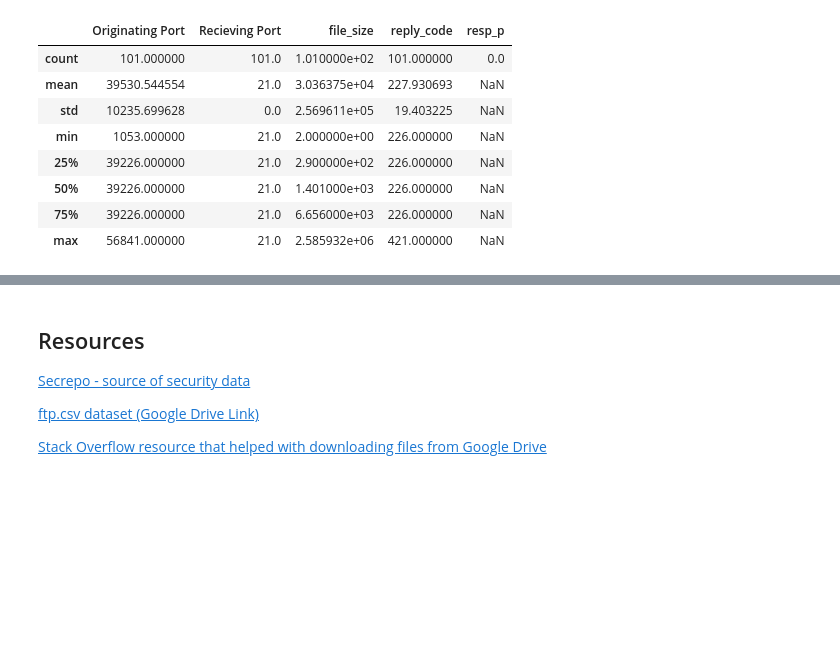
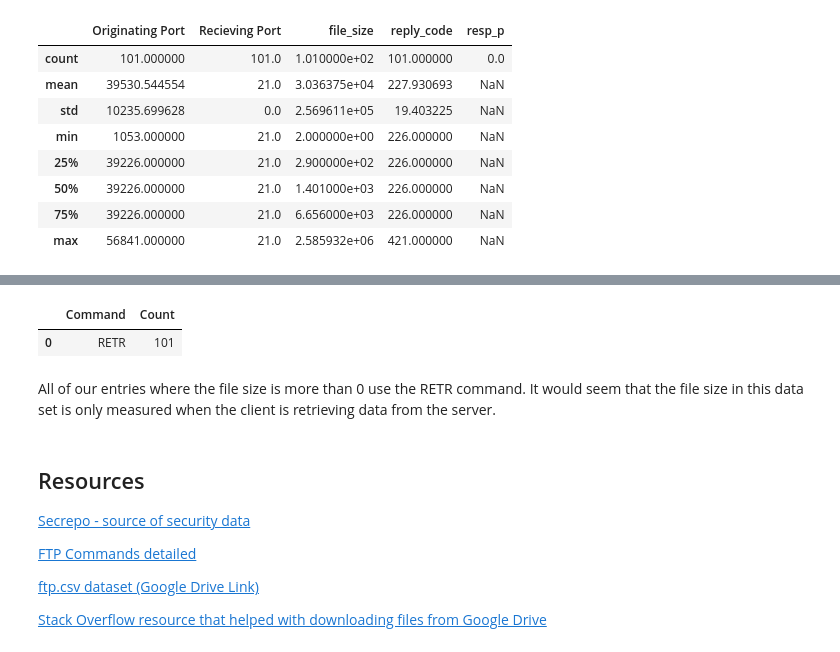
Before and after one commit to gabejg/Data-Science-Toolbox-Assessment-0, a Jupyter notebook: Gabriel Grant/PyAnalysis.ipynb, the cells around one changed output, grey strips where cells are left out. Saved outputs shown, nothing was run; the diff lists cells and outputs as text; code cells hidden in the pictures; blank space fills up the shorter version.

```diff
--- a/Gabriel Grant/PyAnalysis.ipynb
+++ b/Gabriel Grant/PyAnalysis.ipynb
@@ -213,8 +265,21 @@ print(commands)
+# %%
+commands_file = ftp_df_file.groupby('command').size().sort_values(ascending=False)
+commands_file = pd.DataFrame(commands_file)
+commands_file.reset_index(level=0, inplace=True)
+commands_file.columns = ['Command','Count']
+commands_file
+# %% [output]
+|  | Command | Count |
+| 0 | RETR | 101 |
+# %% [markdown]
+All of our entries where the file size is more than 0 use the RETR command. It would seem that the file size in this data set is only measured when the client is retrieving data from the server.
 # %% [markdown]
 ## Resources
 
 [Secrepo - source of security data](http://www.secrepo.com/)
 
+[FTP Commands detailed](https://www.educba.com/ftp-commands/)
+
 [ftp.csv dataset (Google Drive Link)](https://drive.google.com/file/d/1WemTdLui2MkjG_9ykm2_KPhL1FFfKmiL/view)
 
 [Stack Overflow resource that helped with downloading files from Google Drive](https://stackoverflow.com/questions/56611698/pandas-how-to-read-csv-file-from-google-drive-public)
```
Also changed, not shown: parts of 12 cells of this notebook.
